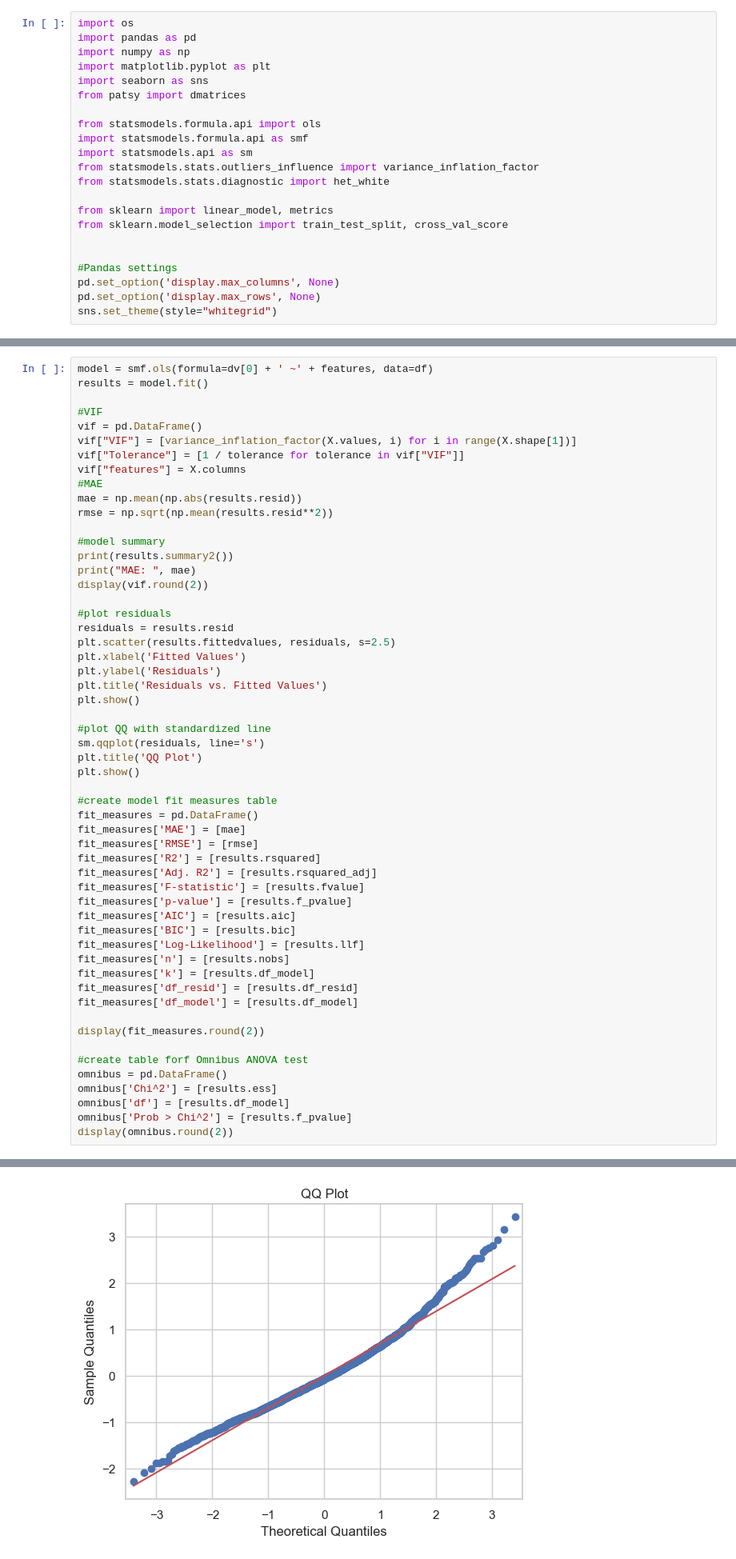
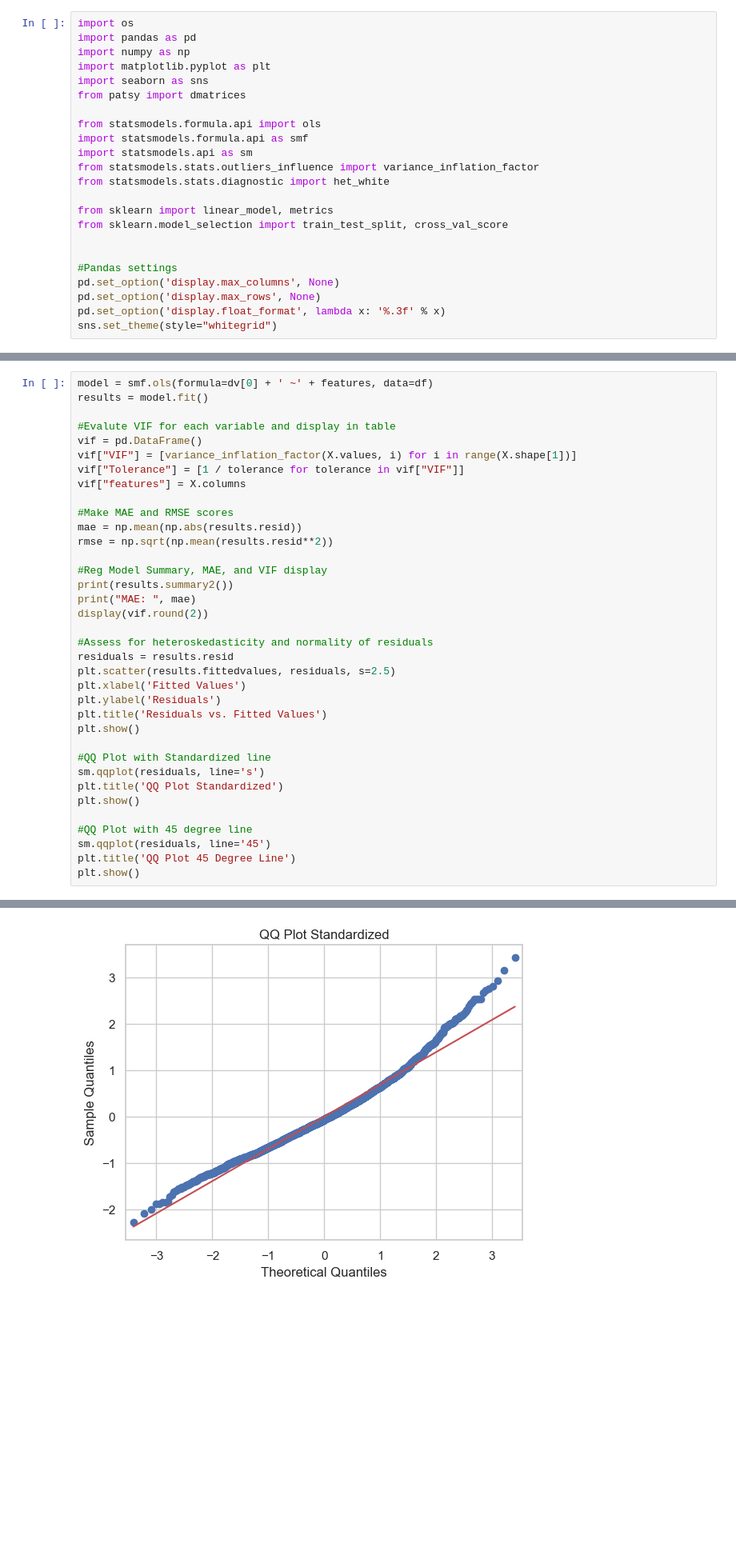
Before and after one commit to mfarme/eHealthEquity, a Jupyter notebook: Research/Analysis/RQ1 Analysis.ipynb, the cells around one changed output, grey strips where cells are left out. Shown at 80% size. Cells and saved outputs as stored; diff of their text form; blank space fills up the shorter version.

```diff
--- a/Research/Analysis/RQ1 Analysis.ipynb
+++ b/Research/Analysis/RQ1 Analysis.ipynb
@@ -19,6 +19,7 @@ from sklearn.model_selection import train_test_split, cross_val_score
 #Pandas settings
 pd.set_option('display.max_columns', None)
 pd.set_option('display.max_rows', None)
+pd.set_option('display.float_format', lambda x: '%.3f' % x)
 sns.set_theme(style="whitegrid")
 # %%
 #change directory for your path
@@ -131,21 +132,22 @@ y, X = dmatrices(dv[0] + ' ~' + features, data=df, return_type='dataframe')
 model = smf.ols(formula=dv[0] + ' ~' + features, data=df)
 results = model.fit()
 
-#VIF
+#Evalute VIF for each variable and display in table
 vif = pd.DataFrame()
 vif["VIF"] = [variance_inflation_factor(X.values, i) for i in range(X.shape[1])]
 vif["Tolerance"] = [1 / tolerance for tolerance in vif["VIF"]]
 vif["features"] = X.columns
-#MAE
+
+#Make MAE and RMSE scores
 mae = np.mean(np.abs(results.resid))
 rmse = np.sqrt(np.mean(results.resid**2))
 
-#model summary
+#Reg Model Summary, MAE, and VIF display
 print(results.summary2())
 print("MAE: ", mae)
 display(vif.round(2))
 
-#plot residuals
+#Assess for heteroskedasticity and normality of residuals
 residuals = results.resid
 plt.scatter(results.fittedvalues, residuals, s=2.5)
 plt.xlabel('Fitted Values')
@@ -153,35 +155,15 @@ plt.ylabel('Residuals')
 plt.title('Residuals vs. Fitted Values')
 plt.show()
 
-#plot QQ with standardized line
+#QQ Plot with Standardized line
 sm.qqplot(residuals, line='s')
-plt.title('QQ Plot')
+plt.title('QQ Plot Standardized')
 plt.show()
 
-#create model fit measures table
-fit_measures = pd.DataFrame()
-fit_measures['MAE'] = [mae]
-fit_measures['RMSE'] = [rmse]
-fit_measures['R2'] = [results.rsquared]
-fit_measures['Adj. R2'] = [results.rsquared_adj]
-fit_measures['F-statistic'] = [results.fvalue]
-fit_measures['p-value'] = [results.f_pvalue]
-fit_measures['AIC'] = [results.aic]
-fit_measures['BIC'] = [results.bic]
-fit_measures['Log-Likelihood'] = [results.llf]
-fit_measures['n'] = [results.nobs]
-fit_measures['k'] = [results.df_model]
-fit_measures['df_resid'] = [results.df_resid]
-fit_measures['df_model'] = [results.df_model]
-
-display(fit_measures.round(2))
-
-#create table forf Omnibus ANOVA test
-omnibus = pd.DataFrame()
-omnibus['Chi^2'] = [results.ess]
-omnibus['df'] = [results.df_model]
-omnibus['Prob > Chi^2'] = [results.f_pvalue]
-display(omnibus.round(2))
+#QQ Plot with 45 degree line
+sm.qqplot(residuals, line='45')
+plt.title('QQ Plot 45 Degree Line')
+plt.show()
 # %% [output]
                      Results: Ordinary least squares
 ==========================================================================
@@ -218,2 +200,2 @@ MAE:  0.5354374770104113
 [figure]
-[figure, old version]
+[figure, new version]
```
Also changed, not shown: parts of 6 cells of this notebook, 1 other file.
